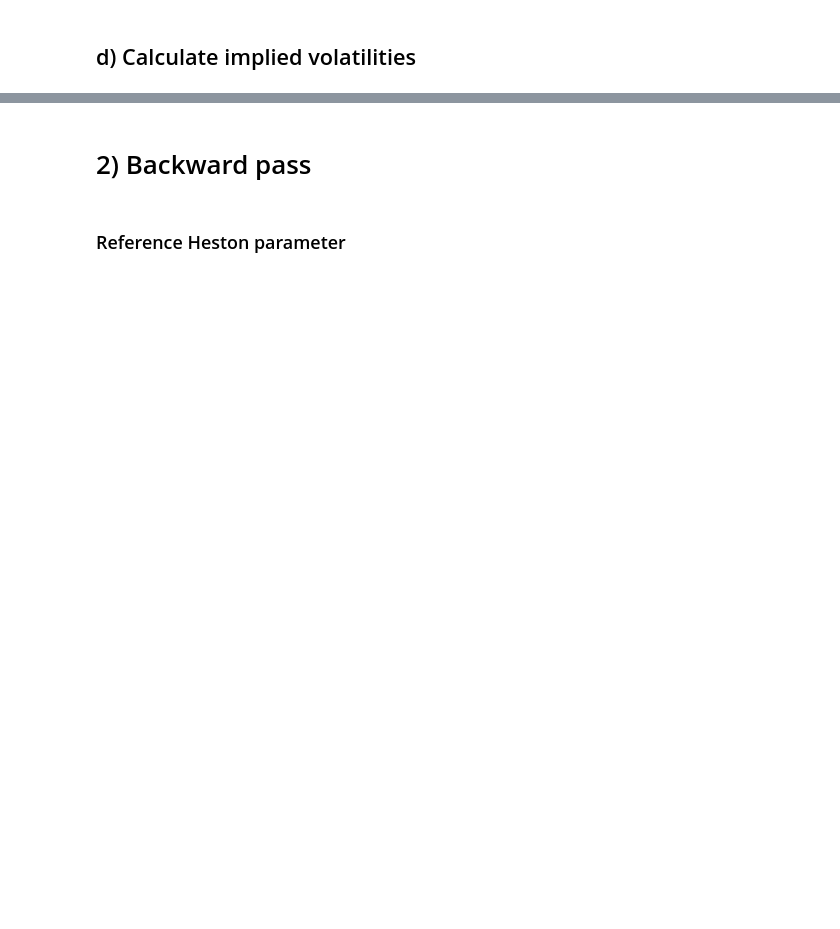
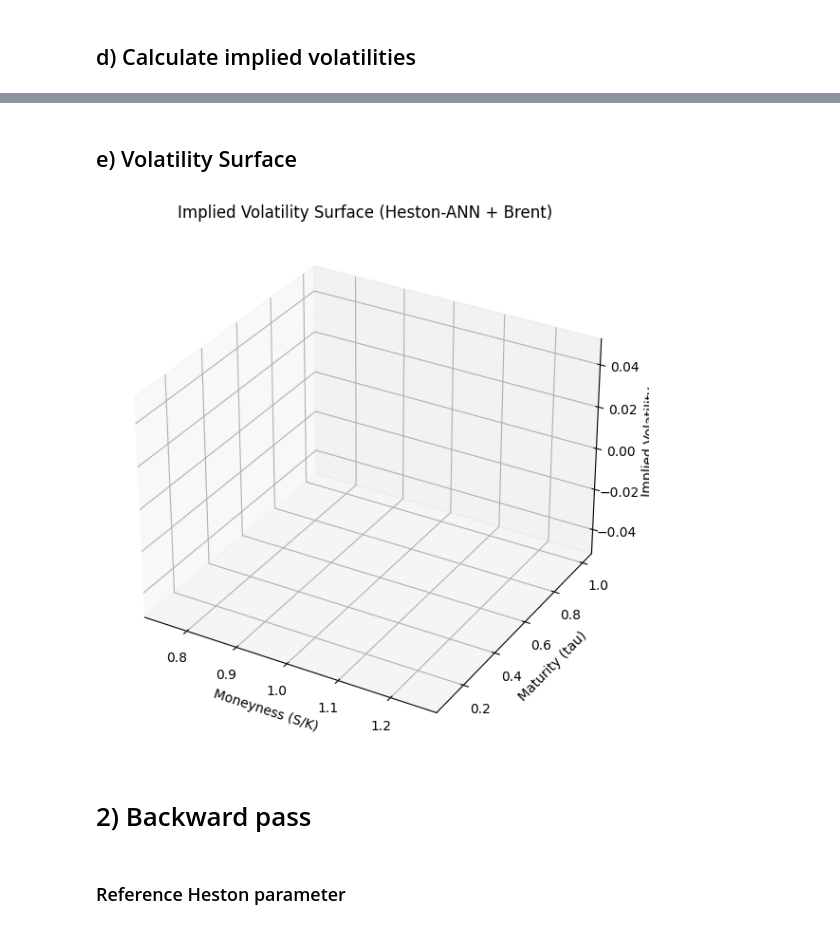
Before and after one commit to bleichfuss/Pricing-options-and-computing-implied-volatilities-using-neural-networks, a Jupyter notebook: Financial_Model_Calibration_Heston.ipynb, the cells around one changed output, grey strips where cells are left out. Cells and saved outputs as stored; diff of their text form; code cells hidden in the pictures; blank space fills up the shorter version.

```diff
--- a/Financial_Model_Calibration_Heston.ipynb
+++ b/Financial_Model_Calibration_Heston.ipynb
@@ -700,3 +678,62 @@ print(implied_vol)
+# %% [markdown]
+## e) Volatility Surface
+# %%
+import numpy as np
+import torch
+import matplotlib.pyplot as plt
+
+# Define your fixed Heston parameters
+rho = -0.05
+kappa = 1.5
+vbar = 0.1
+gamma = 0.3
+v0 = 0.1
+r = 0.02
+
+# Create a mesh grid of moneyness and maturity
+moneyness = np.linspace(0.75, 1.25, 11)
+tau = np.linspace(0.1, 1.0, 10)
+m_grid, t_grid = np.meshgrid(moneyness, tau)
+
+# Flatten grid and build input tensor
+m_flat = m_grid.flatten()
+t_flat = t_grid.flatten()
+r_flat = np.full_like(m_flat, r)
+
+# Build ANN input: [m, tau, r, rho, kappa, vbar, gamma, v0]
+X = np.column_stack([
+    m_flat, t_flat, r_flat,
+    np.full_like(m_flat, rho),
+    np.full_like(m_flat, kappa),
+    np.full_like(m_flat, vbar),
+    np.full_like(m_flat, gamma),
+    np.full_like(m_flat, v0)
+])
+
+# Convert to torch tensor
+input_tensor = torch.FloatTensor(X).to("cuda" if torch.cuda.is_available() else "cpu")
+
+# Forward pass to get prices
+with torch.no_grad():
+    prices = loaded_Heston_ANN(input_tensor).cpu().numpy().flatten()
+
+# Prepare for Brent
+brent_input = np.column_stack([m_flat, t_flat, r_flat, prices])
+iv_surface = np.apply_along_axis(calcimpliedvol, 1, brent_input)
+Z = iv_surface.reshape(m_grid.shape)
+
+# Plot the surface
+fig = plt.figure(figsize=(10, 6))
+ax = fig.add_subplot(111, projection='3d')
+ax.plot_surface(m_grid, t_grid, Z, cmap='viridis', edgecolor='none')
+ax.set_xlabel("Moneyness (S/K)")
+ax.set_ylabel("Maturity (tau)")
+ax.set_zlabel("Implied Volatility")
+ax.set_title("Implied Volatility Surface (Heston-ANN + Brent)")
+plt.tight_layout()
+plt.show()
+# %% [output]
+[figure, added]
 # %% [markdown]
 # 2) Backward pass
 # %% [markdown]
```
Also changed, not shown: parts of 19 cells of this notebook.
